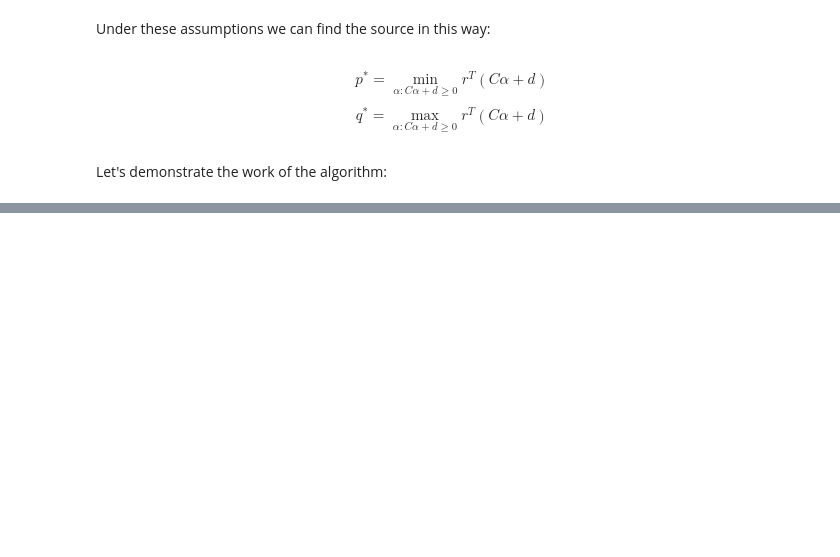
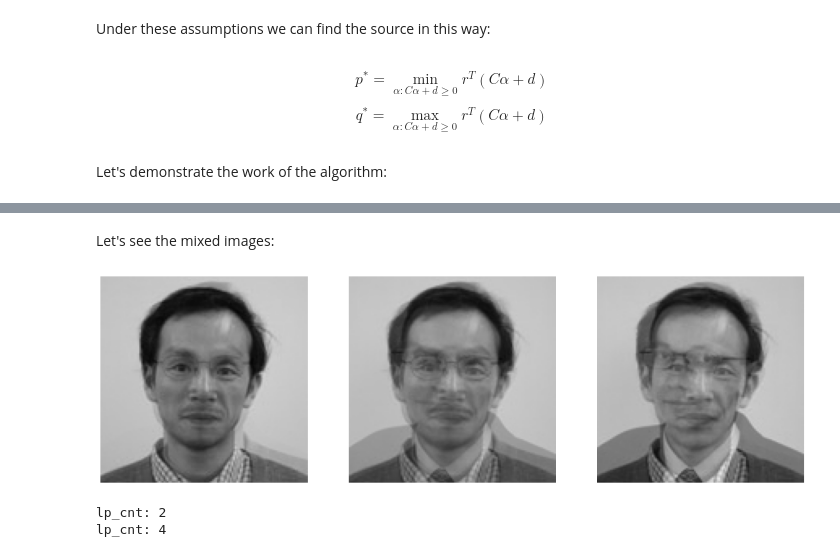
Before and after one commit to kostya2709/Optimization, a Jupyter notebook: source_separation/src/demo.ipynb, the cells around one changed output, grey strips where cells are left out. Drawn from its saved outputs; the diff is of its cells as text; code cells hidden in the pictures; blank space fills up the shorter version.

```diff
--- a/source_separation/src/demo.ipynb
+++ b/source_separation/src/demo.ipynb
@@ -23,0 +37,15 @@ ModuleNotFoundError: No module named 'scipy'
+# %%
+mixed = list(camns_image.mix(init))
+for i, img in enumerate(mixed):
+    img.write("img_mixed_{}.jpg".format(i))
+# %% [markdown]
+Let's see the mixed images:
+# %%
+plot_images(mixed, 1, 3)
+# %% [output]
+[figure, added]
+# %%
+unmixed = list(camns_image.camns_lp(mixed))
+# %% [output]
+lp_cnt: 2
+lp_cnt: 4
```
Also changed, not shown: parts of 18 cells of this notebook, 21 other files.
